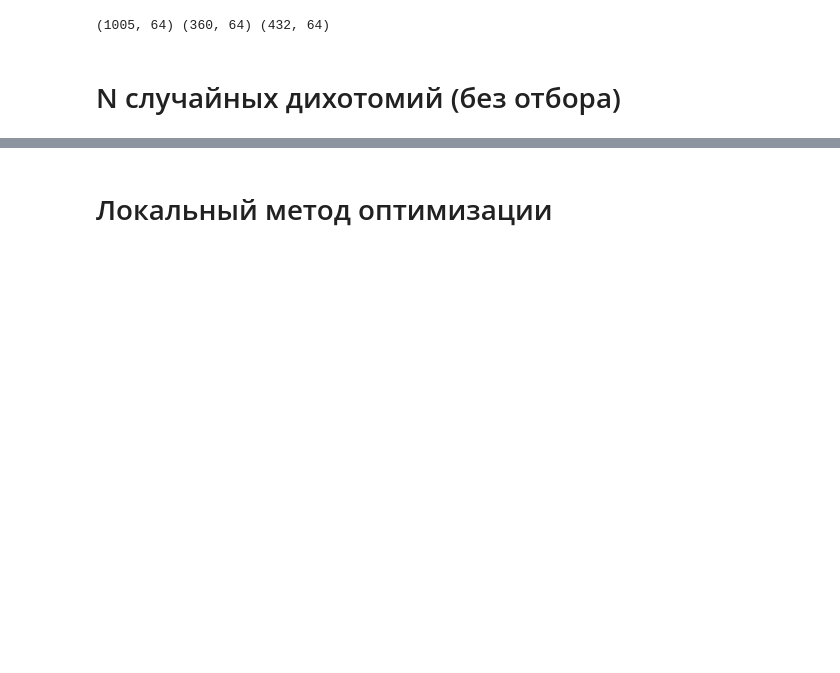
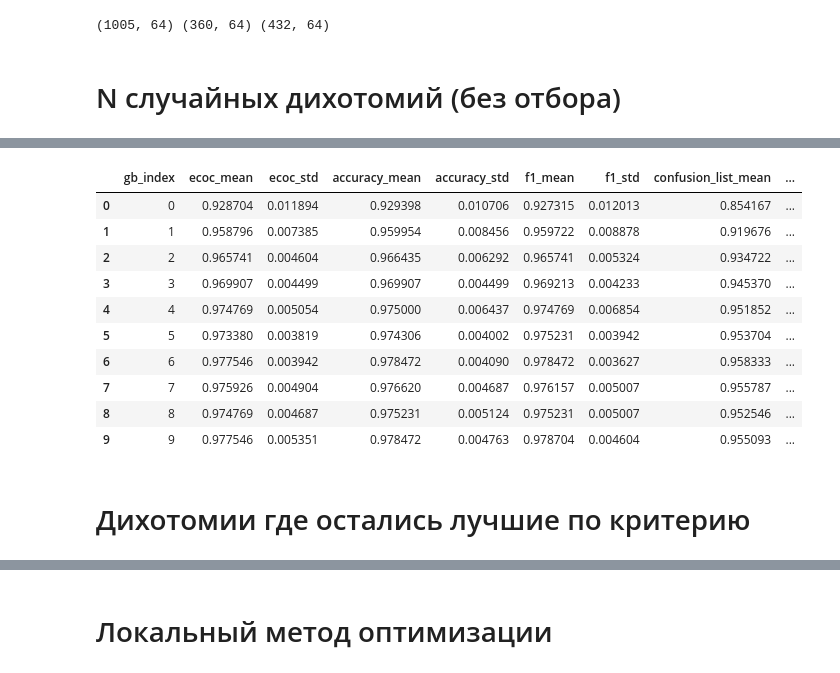
Before and after one commit to vasyarv/gap_sne, a Jupyter notebook: notebooks/experiments_ecoc_otbor.ipynb, the cells around one changed output, grey strips where cells are left out. Drawn from its saved outputs; the diff is of its cells as text; code cells hidden in the pictures; blank space fills up the shorter version.

```diff
--- a/notebooks/experiments_ecoc_otbor.ipynb
+++ b/notebooks/experiments_ecoc_otbor.ipynb
@@ -91,0 +240,43 @@ Code Matrix shape == (20,100)
+# %%
+# делаем общее многозначное
+attempts_data = []
+for N in np.linspace(20, 200, 10, dtype=int): # кол-во дихотомий
+    N_attempts = 10
+    l = np.unique(target).size
+    wtypes = [None, 'accuracy', 'f1', 'confusion_list']
+    for i in tqdm(range(N_attempts)):
+        accs = []
+        code_matrix = functions.make_random_dichs(l, N)
+    #     print('Code Matrix shape == ({},{})'.format(l, code_matrix.shape[1]))
+        dich_classifiers = functions.train_dichs(code_matrix, X_train, y_train,
+                                                 X_test, y_test, BaseClassifier)
+        for score_type in wtypes:
+            preds, num_real_dich = functions.predict_all(X_val, dich_classifiers,
+                                          code_matrix, score_type, weight_type=-1)
+            acc = accuracy_score(preds, y_val)
+            accs.append(acc)
+        accs.append(num_real_dich)
+        attempts_data.append(accs)
+# %%
+cols = ['ecoc', 'accuracy', 'f1', 'confusion_list', 'num_real_dich']
+df_attempts = pd.DataFrame(attempts_data, columns=cols)
+df_attempts['gb_index'] = (df_attempts.index / 10).astype(int)
+
+gb = df_attempts.groupby('gb_index').agg(['mean', 'std'])
+gb.columns = ['_'.join(col).strip() for col in gb.columns.values]
+gb = gb.reset_index()
+gb
+# %% [output]
+|  | gb_index | ecoc_mean | ecoc_std | accuracy_mean | accuracy_std | f1_mean | f1_std | confusion_list_mean | ... |
+| 0 | 0 | 0.928704 | 0.011894 | 0.929398 | 0.010706 | 0.927315 | 0.012013 | 0.854167 | ... |
+| 1 | 1 | 0.958796 | 0.007385 | 0.959954 | 0.008456 | 0.959722 | 0.008878 | 0.919676 | ... |
+| 2 | 2 | 0.965741 | 0.004604 | 0.966435 | 0.006292 | 0.965741 | 0.005324 | 0.934722 | ... |
+| 3 | 3 | 0.969907 | 0.004499 | 0.969907 | 0.004499 | 0.969213 | 0.004233 | 0.945370 | ... |
+| 4 | 4 | 0.974769 | 0.005054 | 0.975000 | 0.006437 | 0.974769 | 0.006854 | 0.951852 | ... |
+| 5 | 5 | 0.973380 | 0.003819 | 0.974306 | 0.004002 | 0.975231 | 0.003942 | 0.953704 | ... |
+| 6 | 6 | 0.977546 | 0.003942 | 0.978472 | 0.004090 | 0.978472 | 0.003627 | 0.958333 | ... |
+| 7 | 7 | 0.975926 | 0.004904 | 0.976620 | 0.004687 | 0.976157 | 0.005007 | 0.955787 | ... |
+| 8 | 8 | 0.974769 | 0.004687 | 0.975231 | 0.005124 | 0.975231 | 0.005007 | 0.952546 | ... |
+| 9 | 9 | 0.977546 | 0.005351 | 0.978472 | 0.004763 | 0.978704 | 0.004604 | 0.955093 | ... |
+# %% [markdown]
+# Дихотомии где остались лучшие по критерию
```
Also changed, not shown: parts of 38 cells of this notebook.
